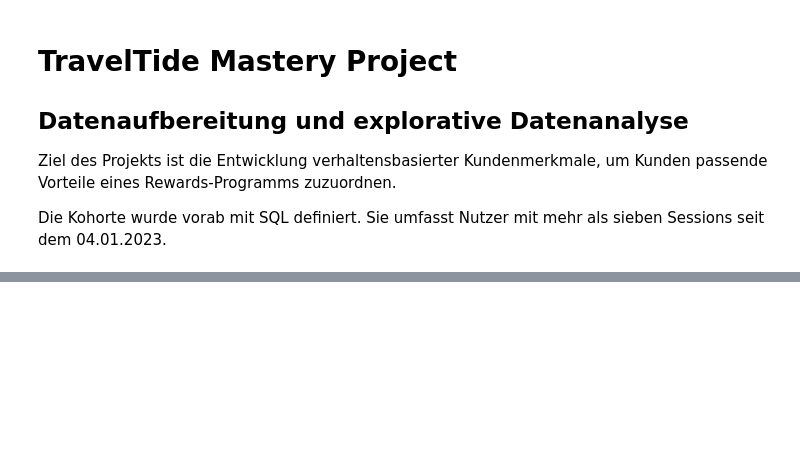
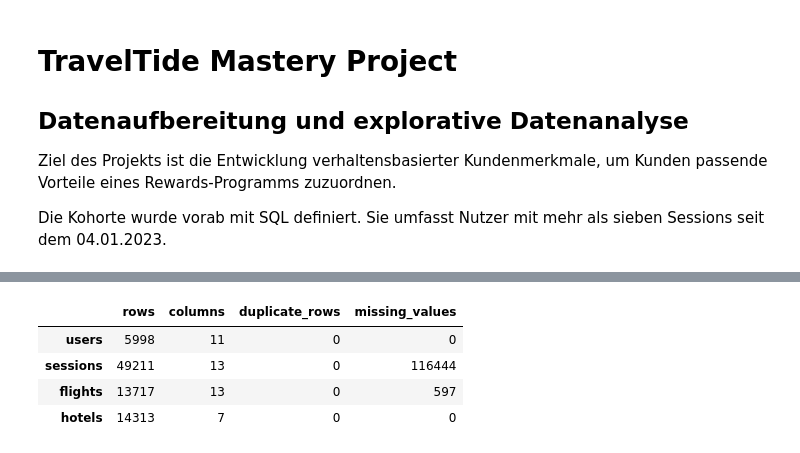
Before and after one commit to norawinkler/traveltide-customer-segmentation, a Jupyter notebook: notebooks/01_data_preparation.ipynb, the cells around one changed output, grey strips where cells are left out. Cells and saved outputs as stored; diff of their text form; code cells hidden in the pictures; blank space fills up the shorter version.

```diff
--- a/notebooks/01_data_preparation.ipynb
+++ b/notebooks/01_data_preparation.ipynb
@@ -83,0 +171,30 @@ print(
+# %%
+# Tabellenüberischt erstellen.
+
+dataframes = {
+    "users": users,
+    "sessions": sessions,
+    "flights": flights,
+    "hotels": hotels
+}
+
+overview = pd.DataFrame({
+    "rows": {name: len(df) for name, df in dataframes.items()},
+    "columns": {name: df.shape[1] for name, df in dataframes.items()},
+    "duplicate_rows": {
+        name: df.duplicated().sum()
+        for name, df in dataframes.items()
+    },
+    "missing_values": {
+        name: df.isna().sum().sum()
+        for name, df in dataframes.items()
+    }
+})
+
+overview
+# %% [output]
+|  | rows | columns | duplicate_rows | missing_values |
+| users | 5998 | 11 | 0 | 0 |
+| sessions | 49211 | 13 | 0 | 116444 |
+| flights | 13717 | 13 | 0 | 597 |
+| hotels | 14313 | 7 | 0 | 0 |
```
Also changed, not shown: parts of 29 cells of this notebook, 1 other file.
